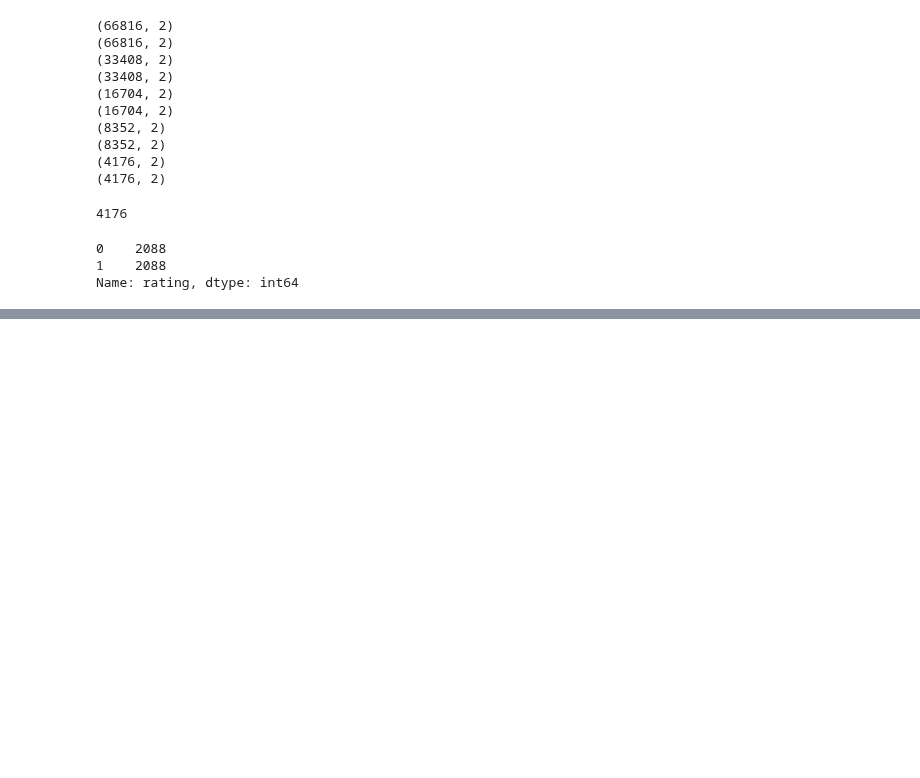
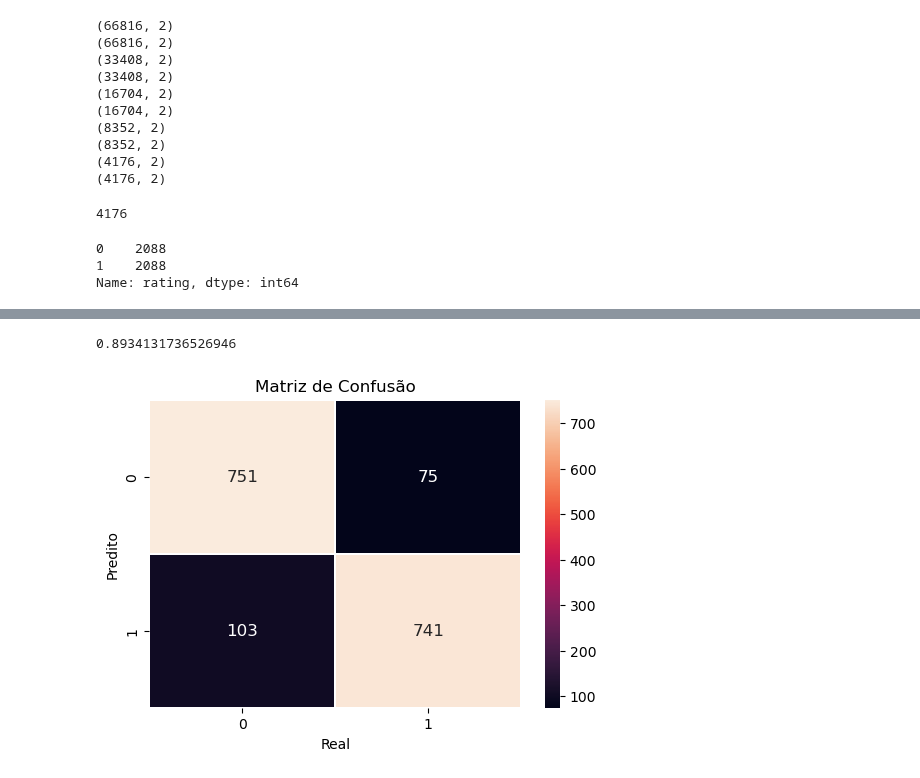
Before and after one commit to brugnaro2022/nlp, a Jupyter notebook: 01_tfidf_mlp.ipynb, the cells around one changed output, grey strips where cells are left out. Saved outputs shown, nothing was run; the diff lists cells and outputs as text; code cells hidden in the pictures; blank space fills up the shorter version.

```diff
--- a/01_tfidf_mlp.ipynb
+++ b/01_tfidf_mlp.ipynb
@@ -271,0 +270,2 @@ plot_roc_auc_curve('Train', mean_tpr, mean_auc)
+# %%
+predict = np.round(model.predict(X_test.toarray()))
@@ -271,0 +274,19 @@ plot_roc_auc_curve('Train', mean_tpr, mean_auc)
+# %%
+accuracy = accuracy_score(y_test, predict)
+accuracy
+# %% [output]
+0.8934131736526946
+# %%
+def plot_confunsion_matrix(cm):
+    plt.figure(figsize=(6,4))
+    sbn.heatmap(cm, annot=True, linewidth=0.2, annot_kws={'size':12}, fmt='.0f')
+    plt.title("Matriz de Confusão", fontsize=12)
+    plt.xlabel('Real')
+    plt.ylabel('Predito')
+    plt.savefig(f'./graphs/tfidf_mlp_confusion_matrix_test_{TRAIN_NUM}.png')
+    plt.show()
+# %%
+cm = confusion_matrix(y_test, predict)
+plot_confunsion_matrix(cm)
+# %% [output]
+[figure, added]
```
Also changed, not shown: parts of 14 cells of this notebook, 22 other files.
